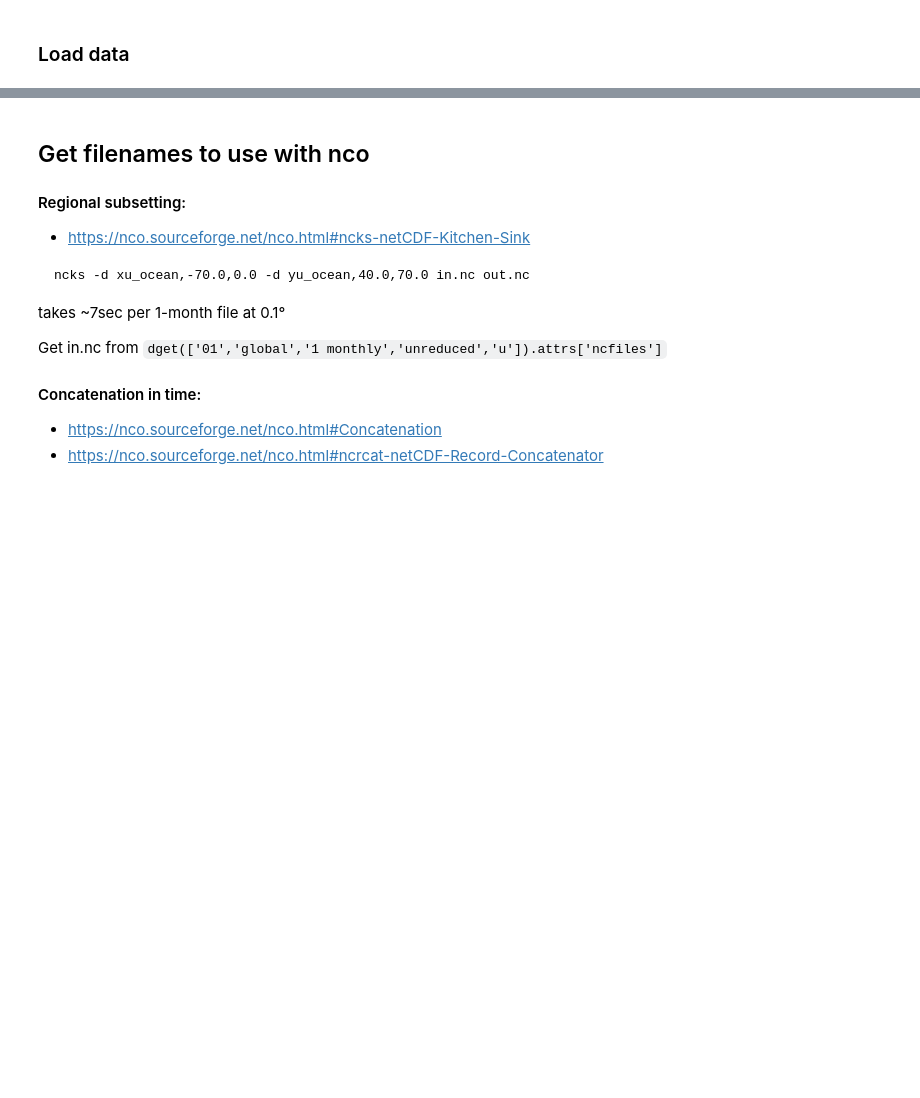
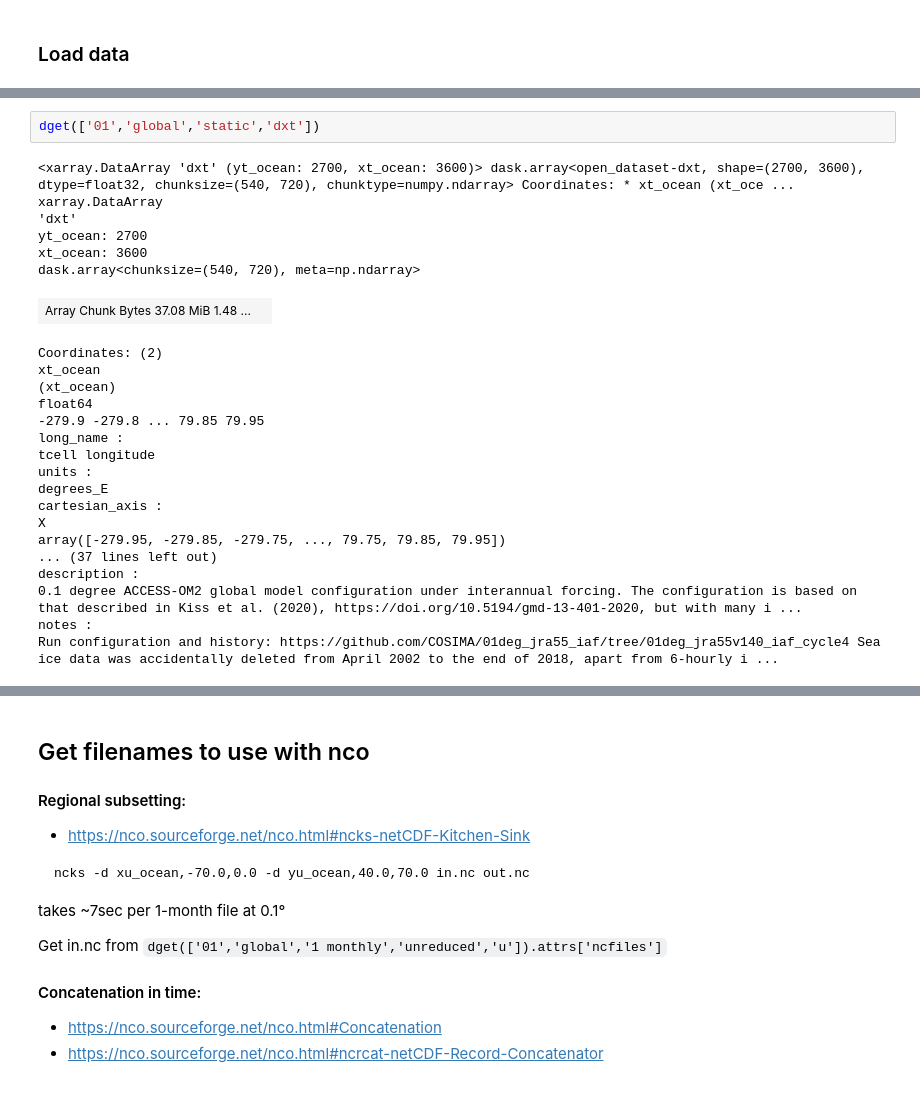
Before and after one commit to aekiss/OSNAP, a Jupyter notebook: OSNAP-nco.ipynb, the cells around one changed output, grey strips where cells are left out. Cells and saved outputs as stored; diff of their text form; blank space fills up the shorter version.

```diff
--- a/OSNAP-nco.ipynb
+++ b/OSNAP-nco.ipynb
@@ -331,3 +397,30 @@ Wall time: 4min 49s
+# %%
+dget(['01','global','static','dxt'])
+# %% [output]
+<xarray.DataArray 'dxt' (yt_ocean: 2700, xt_ocean: 3600)> dask.array<open_dataset-dxt, shape=(2700, 3600), dtype=float32, chunksize=(540, 720), chunktype=numpy.ndarray> Coordinates: * xt_ocean (xt_oce ...
+xarray.DataArray
+'dxt'
+yt_ocean: 2700
+xt_ocean: 3600
+dask.array<chunksize=(540, 720), meta=np.ndarray>
+| Array Chunk Bytes 37.08 MiB 1.48 ... |  |
+Coordinates: (2)
+xt_ocean
+(xt_ocean)
+float64
+-279.9 -279.8 ... 79.85 79.95
+long_name :
+tcell longitude
+units :
+degrees_E
+cartesian_axis :
+X
+array([-279.95, -279.85, -279.75, ..., 79.75, 79.85, 79.95])
+... (37 lines left out)
+description :
+0.1 degree ACCESS-OM2 global model configuration under interannual forcing. The configuration is based on that described in Kiss et al. (2020), https://doi.org/10.5194/gmd-13-401-2020, but with many i ...
+notes :
+Run configuration and history: https://github.com/COSIMA/01deg_jra55_iaf/tree/01deg_jra55v140_iaf_cycle4 Sea ice data was accidentally deleted from April 2002 to the end of 2018, apart from 6-hourly i ...
 # %%
 showdata()
 # %% [output]
```
Also changed, not shown: parts of 13 cells of this notebook.
